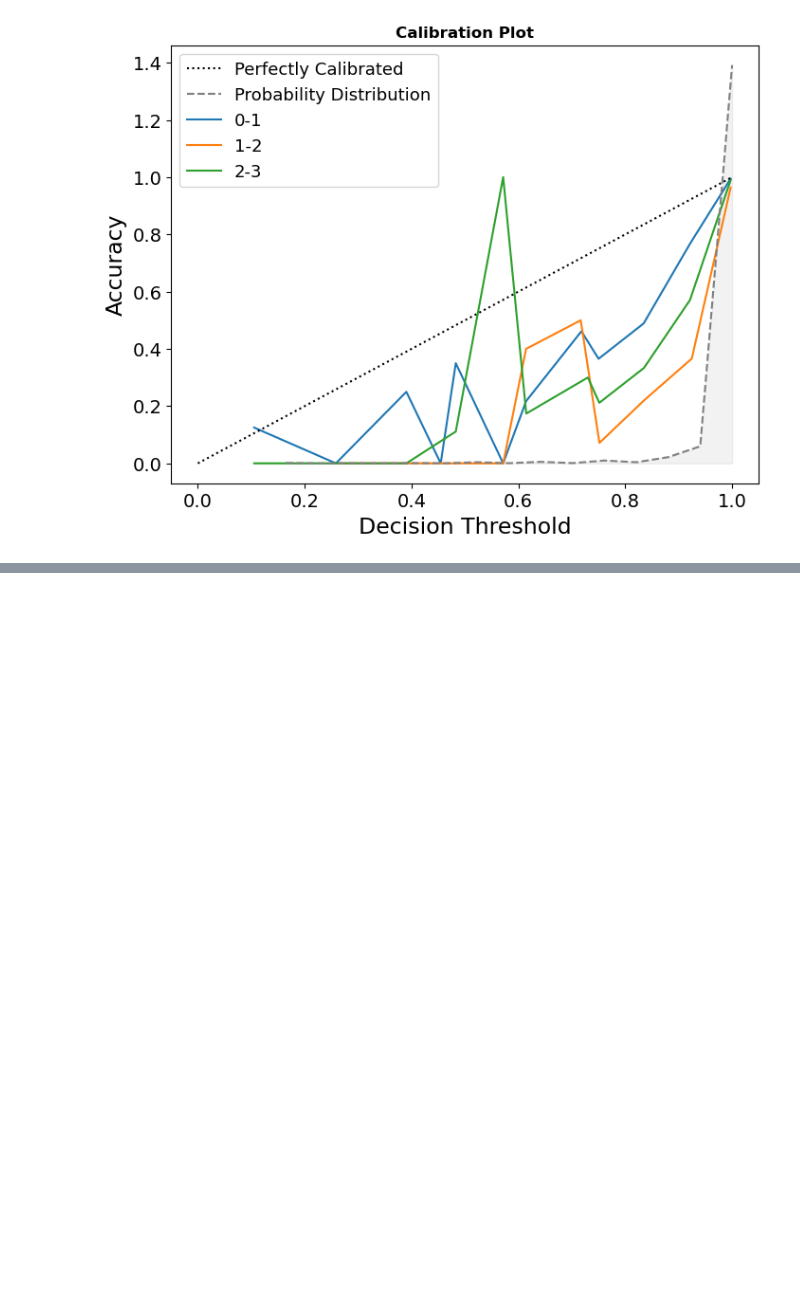
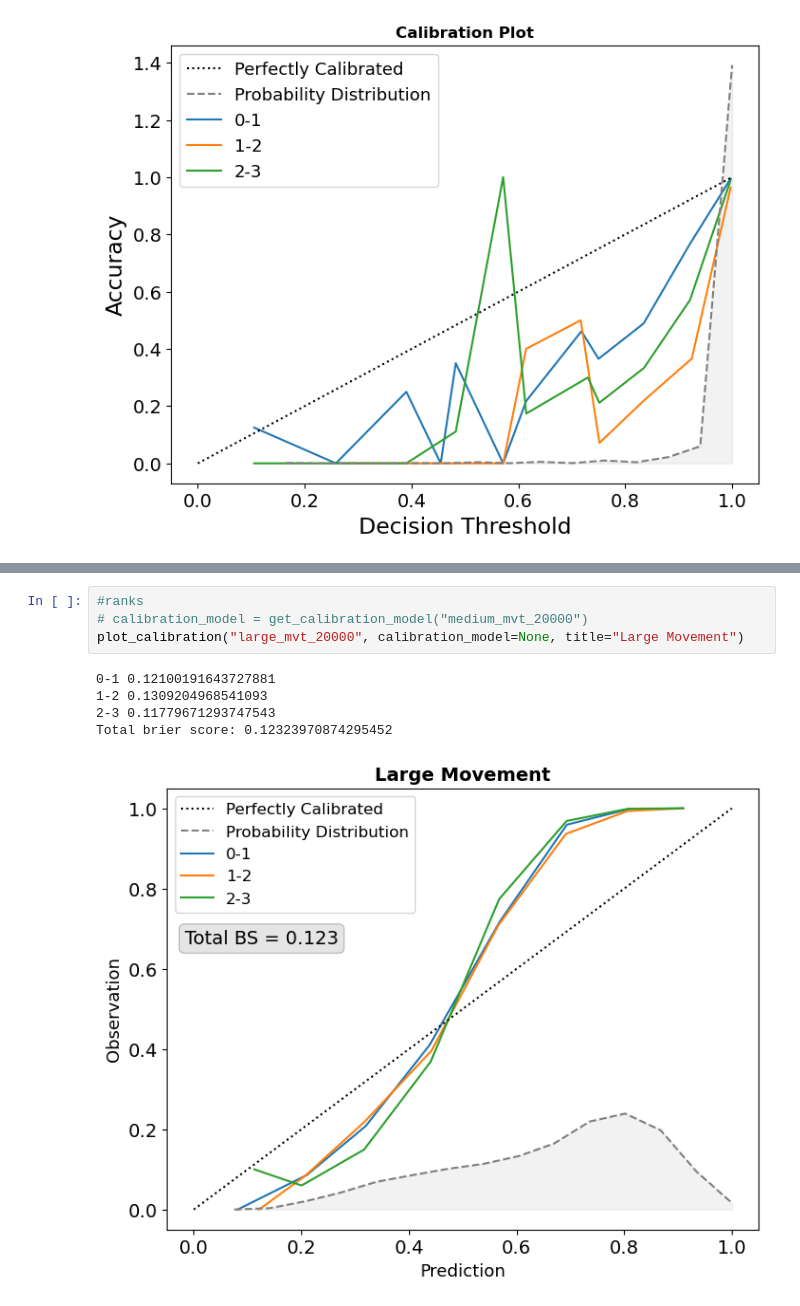
Before and after one commit to richdanis/DrTrack, a Jupyter notebook: src/evaluate/isotonic_calibration.ipynb, the cells around one changed output, grey strips where cells are left out. Drawn from its saved outputs; the diff is of its cells as text; blank space fills up the shorter version.

```diff
--- a/src/evaluate/isotonic_calibration.ipynb
+++ b/src/evaluate/isotonic_calibration.ipynb
@@ -206,0 +278,10 @@ Total brier score: 0.041346810790764764
+# %%
+#ranks
+# calibration_model = get_calibration_model("medium_mvt_20000")
+plot_calibration("large_mvt_20000", calibration_model=None, title="Large Movement")
+# %% [output]
+0-1 0.12100191643727881
+1-2 0.1309204968541093
+2-3 0.11779671293747543
+Total brier score: 0.12323970874295452
+[figure, added]
```
Also changed, not shown: parts of 19 cells of this notebook, 3 other files.
